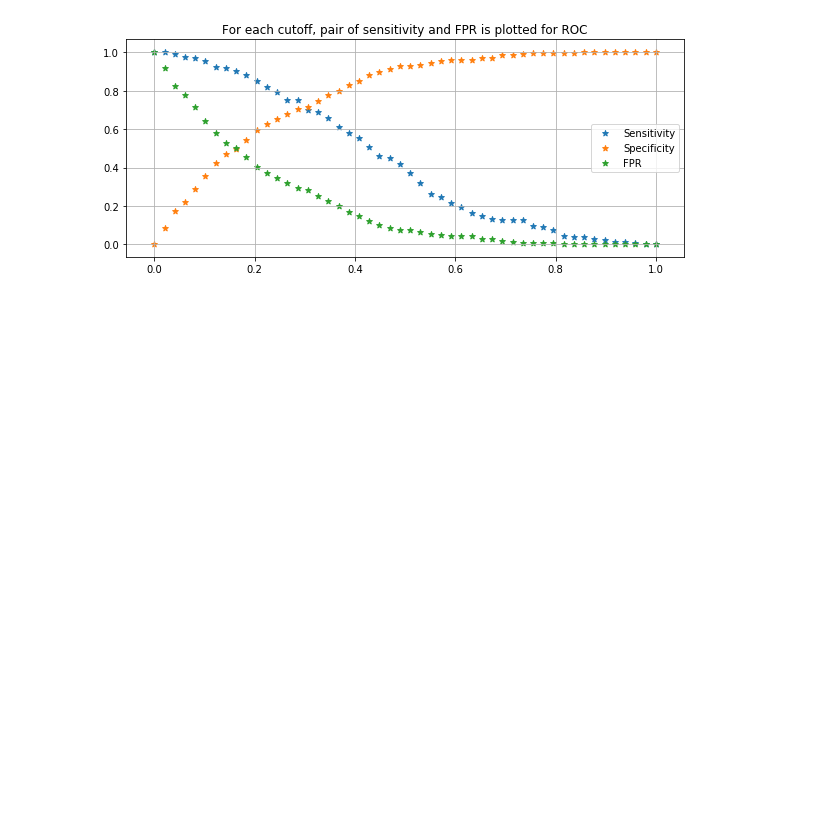
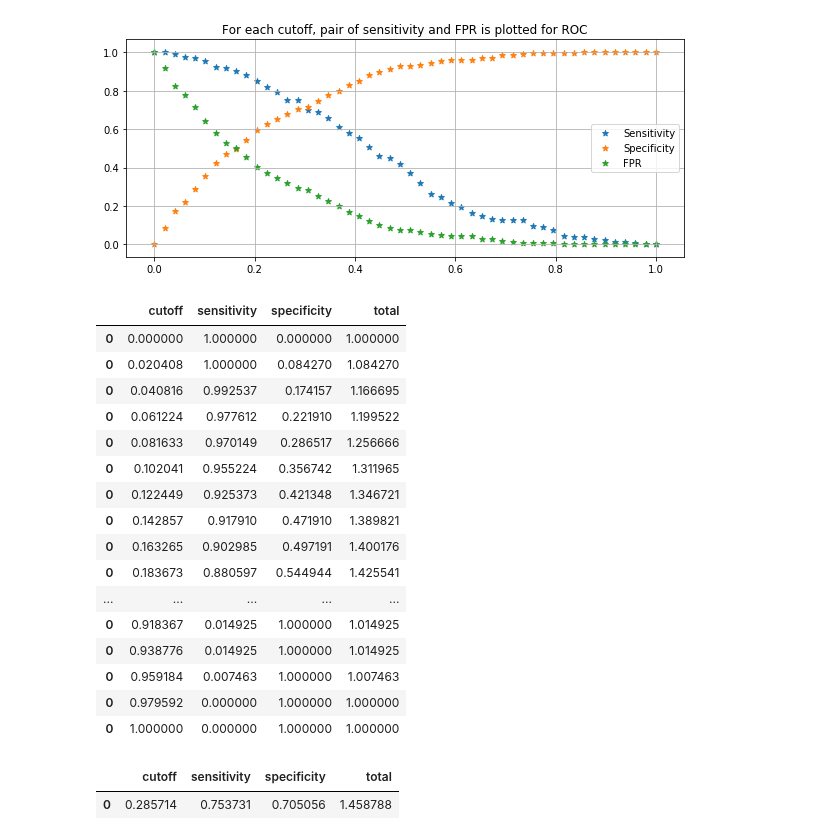
Before and after one commit to mkmritunjay/machineLearning, a Jupyter notebook: Logistic_regression.ipynb, the cells around one changed output. Cells and saved outputs as stored; diff of their text form; code cells hidden in the pictures; blank space fills up the shorter version.

```diff
--- a/Logistic_regression.ipynb
+++ b/Logistic_regression.ipynb
@@ -501,3 +501,31 @@ plt.legend()
 # %% [output]
 <matplotlib.legend.Legend at 0x...>
 [figure]
+# %%
+# we can also take sum of sensitivity and specificity and find the row which has highest value, that will be our best cut-off
+roc_like_df['total'] = roc_like_df['sensitivity'] + roc_like_df['specificity']
+roc_like_df
+# %% [output]
+|  | cutoff | sensitivity | specificity | total |
+| 0 | 0.000000 | 1.000000 | 0.000000 | 1.000000 |
+| 0 | 0.020408 | 1.000000 | 0.084270 | 1.084270 |
+| 0 | 0.040816 | 0.992537 | 0.174157 | 1.166695 |
+| 0 | 0.061224 | 0.977612 | 0.221910 | 1.199522 |
+| 0 | 0.081633 | 0.970149 | 0.286517 | 1.256666 |
+| 0 | 0.102041 | 0.955224 | 0.356742 | 1.311965 |
+| 0 | 0.122449 | 0.925373 | 0.421348 | 1.346721 |
+| 0 | 0.142857 | 0.917910 | 0.471910 | 1.389821 |
+| 0 | 0.163265 | 0.902985 | 0.497191 | 1.400176 |
+| 0 | 0.183673 | 0.880597 | 0.544944 | 1.425541 |
+| ... | ... | ... | ... | ... |
+| 0 | 0.918367 | 0.014925 | 1.000000 | 1.014925 |
+| 0 | 0.938776 | 0.014925 | 1.000000 | 1.014925 |
+| 0 | 0.959184 | 0.007463 | 1.000000 | 1.007463 |
+| 0 | 0.979592 | 0.000000 | 1.000000 | 1.000000 |
+| 0 | 1.000000 | 0.000000 | 1.000000 | 1.000000 |
+# %%
+# get the best cut-off
+roc_like_df[roc_like_df['total']==roc_like_df['total'].max()]
+# %% [output]
+|  | cutoff | sensitivity | specificity | total |
+| 0 | 0.285714 | 0.753731 | 0.705056 | 1.458788 |
```
Also changed, not shown: parts of 6 cells of this notebook.
